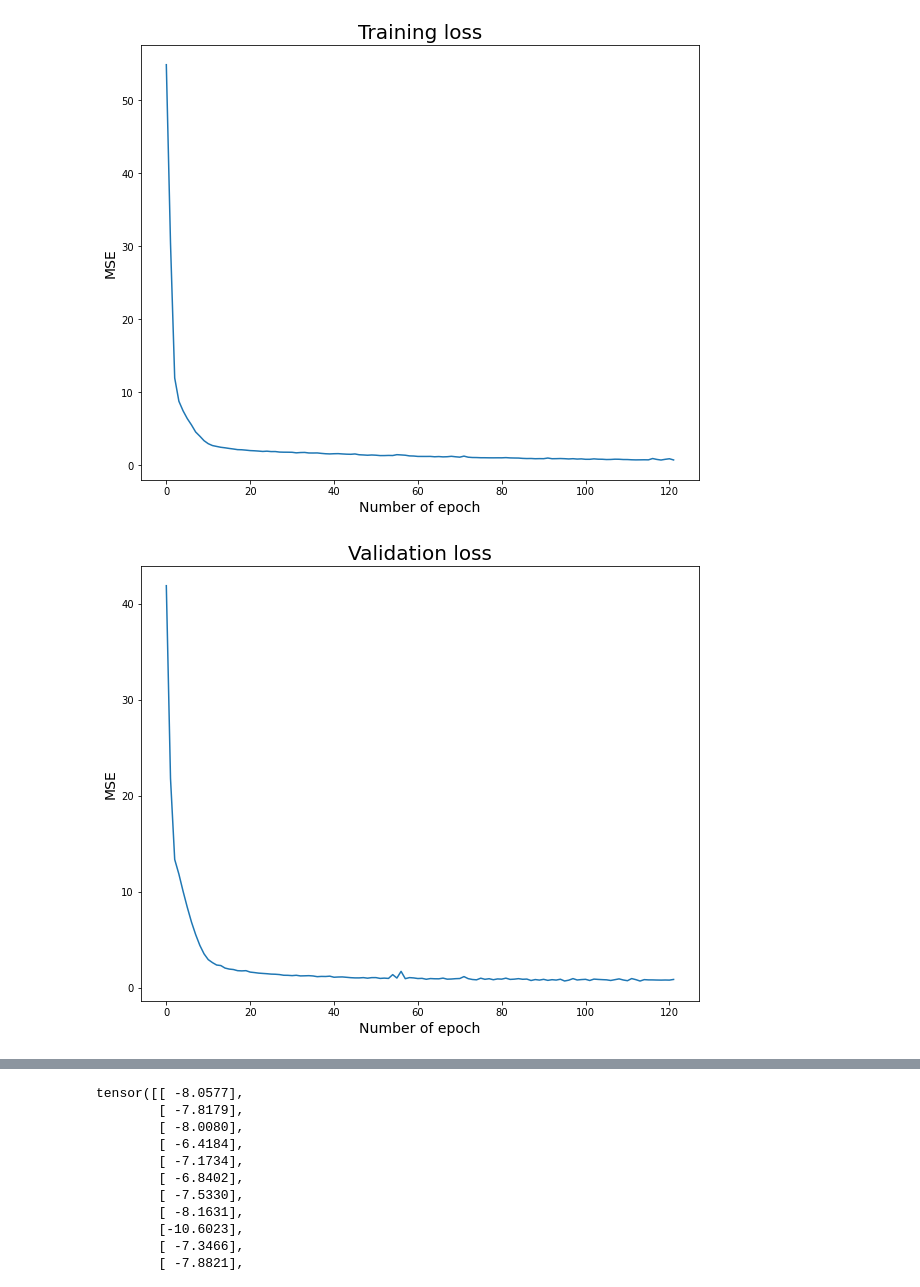
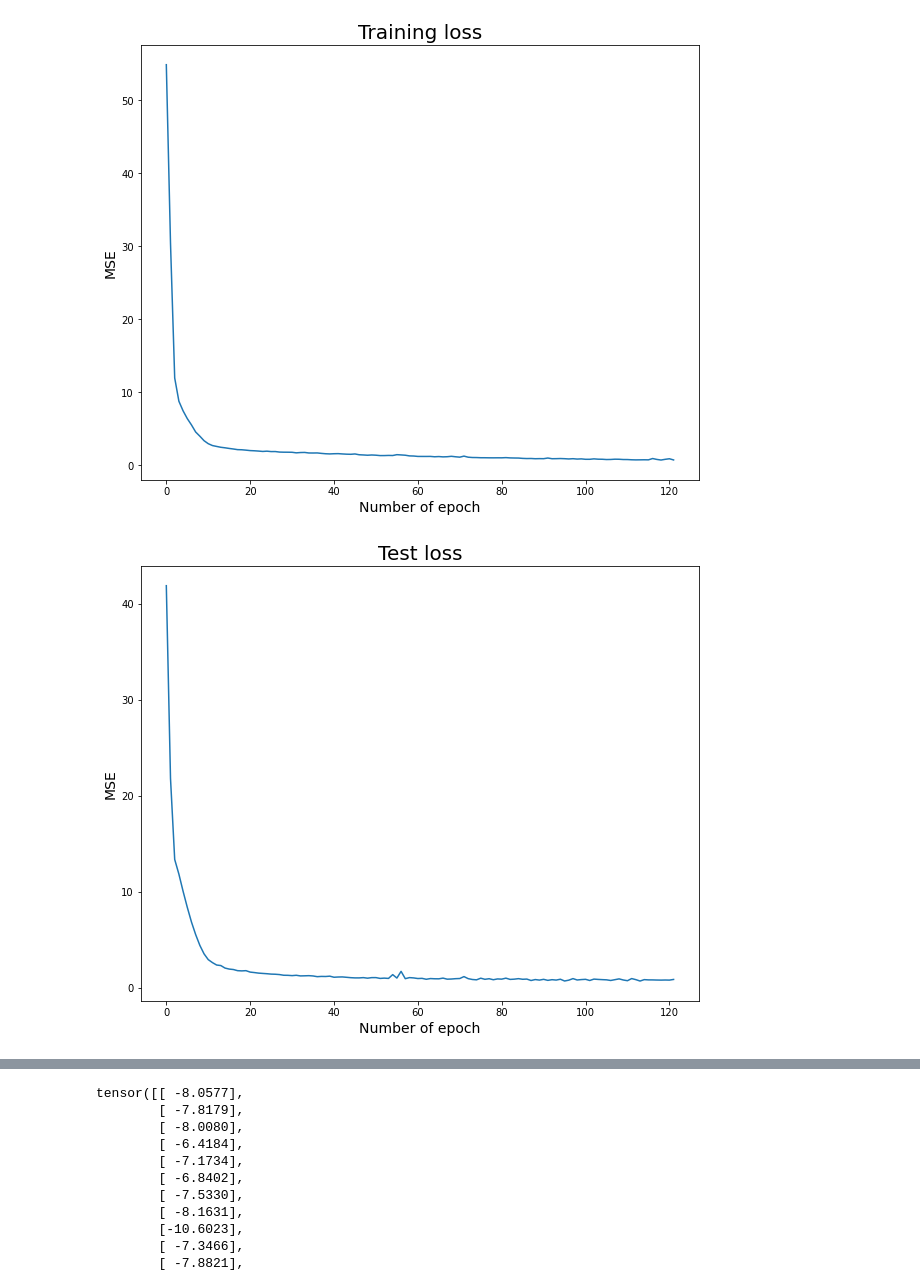
Before and after one commit to kevinmicha/ANTIPASTI, a Jupyter notebook: notebooks/[Tutorial] Training NMA-CNN with paired HL.ipynb, the cells around one changed output, grey strips where cells are left out. Saved outputs shown, nothing was run; the diff lists cells and outputs as text; code cells hidden in the pictures.

Commit message:
Changing docstring format and val->test notation

```diff
--- a/notebooks/[Tutorial] Training NMA-CNN with paired HL.ipynb
+++ b/notebooks/[Tutorial] Training NMA-CNN with paired HL.ipynb
@@ -82,8 +82,8 @@ plt.show()
 # %% [output]
 [figure]
 # %%
-# The validation set is generated
-train_x, val_x, train_y, val_y = create_validation_set(preprocessed_data.train_x, preprocessed_data.train_y)
+# The test set is generated
+train_x, test_x, train_y, test_y = create_testn_set(preprocessed_data.train_x, preprocessed_data.train_y)
 # %%
 # Hyperparameters
 n_filters = 2
@@ -110,17 +110,17 @@ NormalModeAnalysisCNN(
 # Training
 # %%
 train_losses = []
-val_losses = []
+test_losses = []
 # %%
 n_max_epochs = 40
 max_corr = 0.87
 batch_size = 32
 
-train_loss, val_loss, inter_filter, y_val, output_val = training_routine(model, criterion, optimiser, train_x, val_x, train_y, val_y, n_max_epochs=n_max_epochs, max_corr=max_corr, batch_size=batch_size)
+train_loss, test_loss, inter_filter, y_test, output_test = training_routine(model, criterion, optimiser, train_x, test_x, train_y, test_y, n_max_epochs=n_max_epochs, max_corr=max_corr, batch_size=batch_size)
 
 # Saving the losses
 train_losses.extend(train_loss)
-val_losses.extend(val_loss)
+test_losses.extend(test_loss)
 # %% [output]
 tensor([[-9.9425]], grad_fn=<MmBackward0>)
 tensor([[-11.1675]])
@@ -187,12 +187,12 @@ plt.show()
 [figure]
 # %%
 fig = plt.figure(figsize=(10, 8))
-plt.plot([val_losses[i].detach().numpy() for i in range(len(val_losses))])
-plt.title('Validation loss', size=title_size)
+plt.plot([test_losses[i].detach().numpy() for i in range(len(test_losses))])
+plt.title('Test loss', size=title_size)
 plt.xlabel('Number of epoch', size=font_size)
 plt.ylabel('MSE', size=font_size)
 plt.show()
 # %% [output]
-[figure, old version]
+[figure, new version]
 # %%
 fig = plt.figure(figsize=(10, 8))
```
Also changed, not shown: parts of 4 cells of this notebook, 5 other files.
